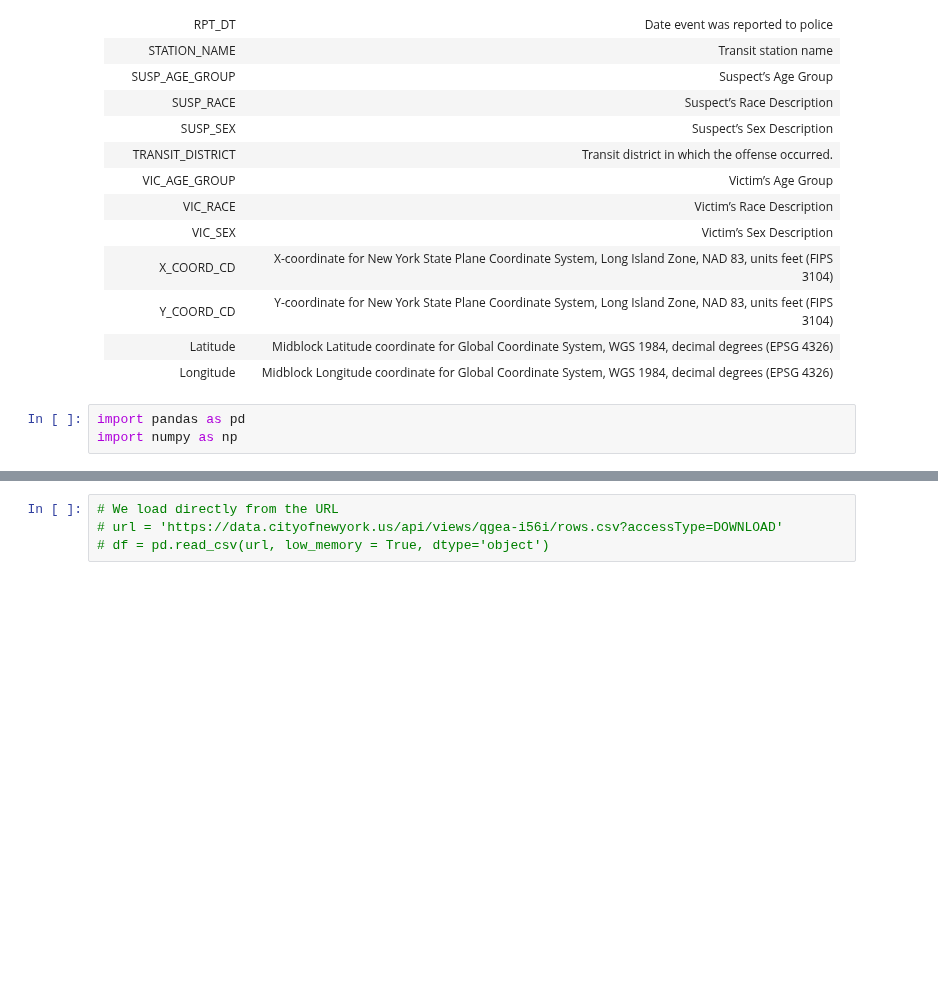
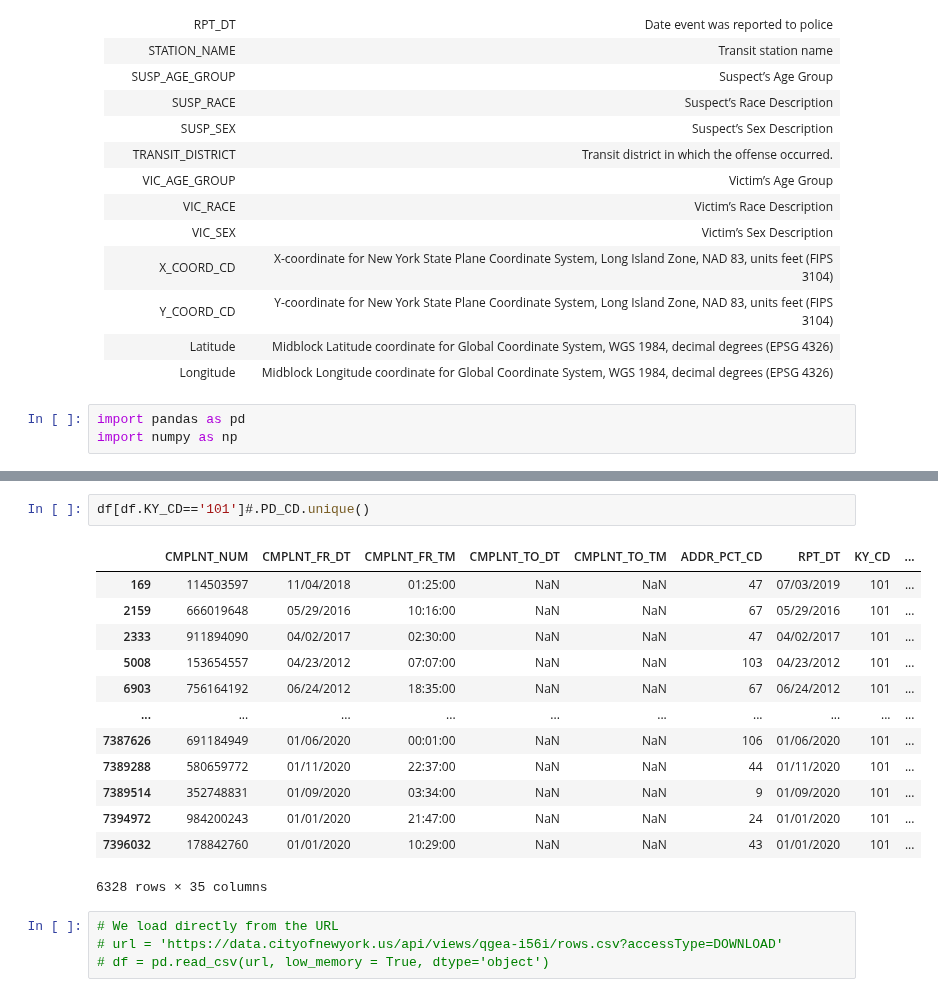
Before and after one commit to ipeirotis-org/datasets, a Jupyter notebook: notebooks/NYPD.ipynb, the cells around one changed output, grey strips where cells are left out. Drawn from its saved outputs; the diff is of its cells as text; blank space fills up the shorter version.

```diff
--- a/notebooks/NYPD.ipynb
+++ b/notebooks/NYPD.ipynb
@@ -62,3 +64,19 @@ Wall time: 50.9 s
+# %%
+df[df.KY_CD=='101']#.PD_CD.unique()
+# %% [output]
+|  | CMPLNT_NUM | CMPLNT_FR_DT | CMPLNT_FR_TM | CMPLNT_TO_DT | CMPLNT_TO_TM | ADDR_PCT_CD | RPT_DT | KY_CD | ... |
+| 169 | 114503597 | 11/04/2018 | 01:25:00 | NaN | NaN | 47 | 07/03/2019 | 101 | ... |
+| 2159 | 666019648 | 05/29/2016 | 10:16:00 | NaN | NaN | 67 | 05/29/2016 | 101 | ... |
+| 2333 | 911894090 | 04/02/2017 | 02:30:00 | NaN | NaN | 47 | 04/02/2017 | 101 | ... |
+| 5008 | 153654557 | 04/23/2012 | 07:07:00 | NaN | NaN | 103 | 04/23/2012 | 101 | ... |
+| 6903 | 756164192 | 06/24/2012 | 18:35:00 | NaN | NaN | 67 | 06/24/2012 | 101 | ... |
+| ... | ... | ... | ... | ... | ... | ... | ... | ... | ... |
+| 7387626 | 691184949 | 01/06/2020 | 00:01:00 | NaN | NaN | 106 | 01/06/2020 | 101 | ... |
+| 7389288 | 580659772 | 01/11/2020 | 22:37:00 | NaN | NaN | 44 | 01/11/2020 | 101 | ... |
+| 7389514 | 352748831 | 01/09/2020 | 03:34:00 | NaN | NaN | 9 | 01/09/2020 | 101 | ... |
+| 7394972 | 984200243 | 01/01/2020 | 21:47:00 | NaN | NaN | 24 | 01/01/2020 | 101 | ... |
+| 7396032 | 178842760 | 01/01/2020 | 10:29:00 | NaN | NaN | 43 | 01/01/2020 | 101 | ... |
+6328 rows × 35 columns
 # %%
 # We load directly from the URL
 # url = 'https://data.cityofnewyork.us/api/views/qgea-i56i/rows.csv?accessType=DOWNLOAD'
```
Also changed, not shown: parts of 54 cells of this notebook.
